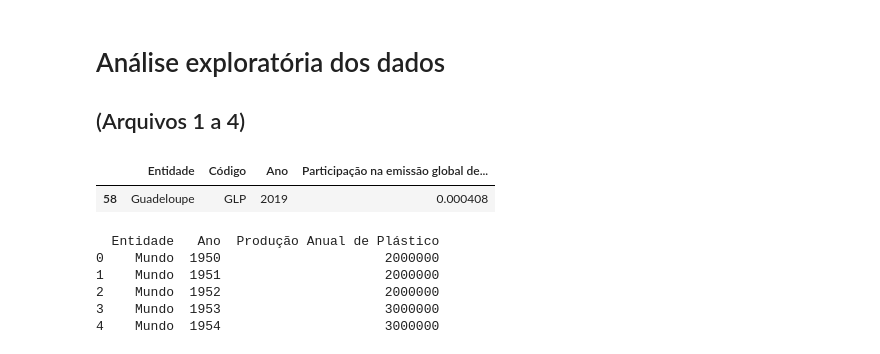
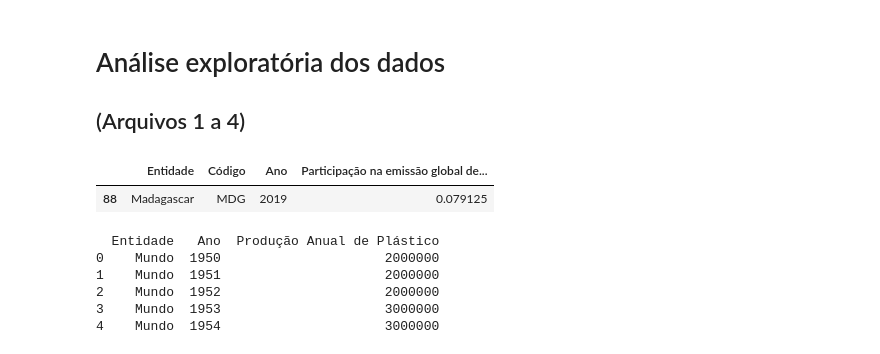
Before and after one commit to RVidaDev/GsIA, a Jupyter notebook: note.ipynb, the cells around one changed output. Drawn from its saved outputs; the diff is of its cells as text; code cells hidden in the pictures.

```diff
--- a/note.ipynb
+++ b/note.ipynb
@@ -28,14 +28,14 @@ Requirement already satisfied: six>=1.5 in c:\programdata\anaconda3\lib\site-pac
 # %%
 df_producao = pd.read_csv('1- producao-de-plastico-global.csv')
 df_residuo = pd.read_csv('2- participacao-despejo-residuo-plastico.csv')
 df_destino = pd.read_csv('3- destino-plastico.csv')
 df_desperdicio = pd.read_csv('4- desperdicio-plastico-per-capita.csv')
 df_poluicao = pd.read_csv('5- poluicao-agua-cidades.csv')
 
-df1.sample()
+df_residuo.sample()
 # %% [output]
 |  | Entidade | Código | Ano | Participação na emissão global de... |
-| 58 | Guadeloupe | GLP | 2019 | 0.000408 |
+| 88 | Madagascar | MDG | 2019 | 0.079125 |
 # %%
 #vou verificar a estrutura do csv
 print(df_producao.head())
```
Also changed, not shown: parts of 8 cells of this notebook.
